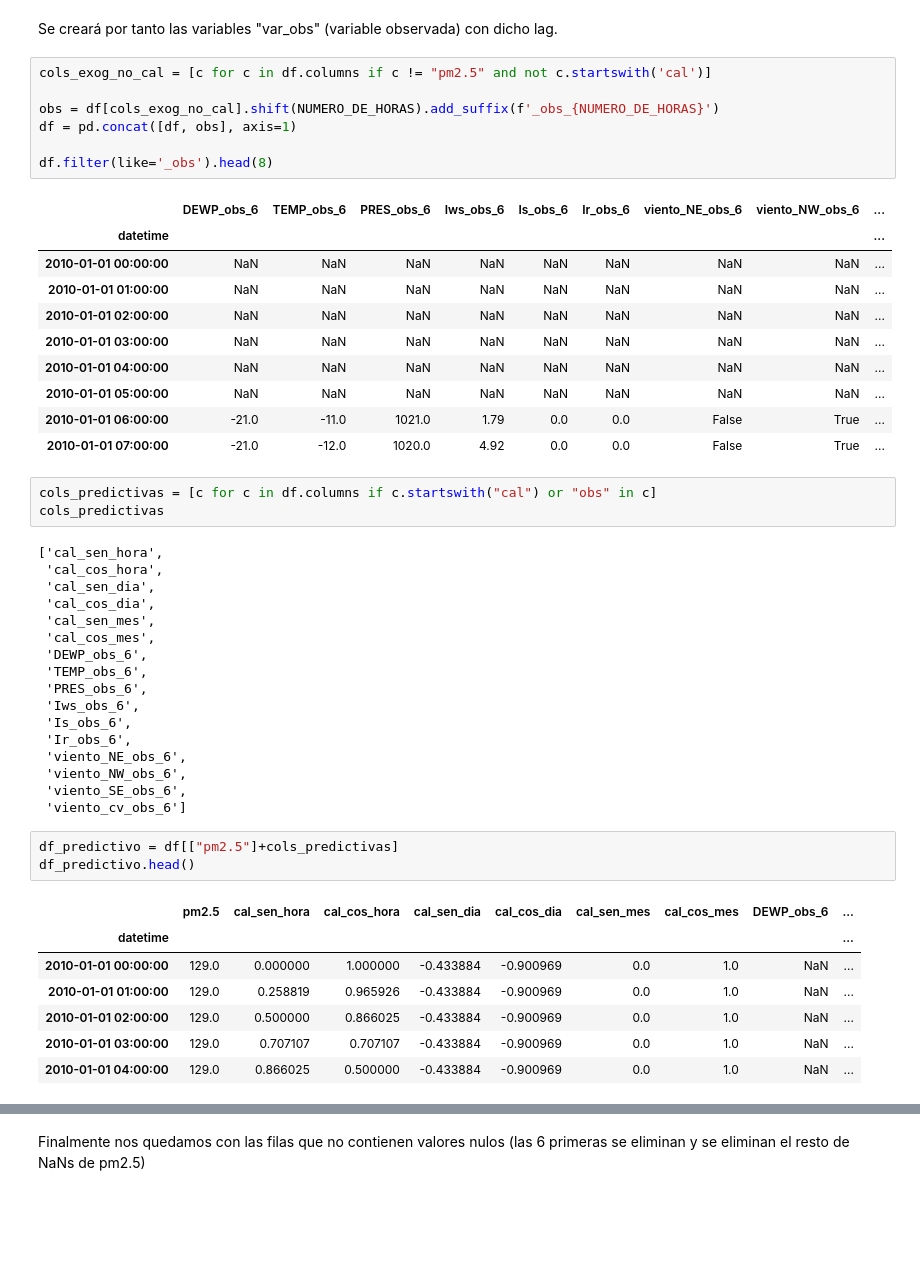
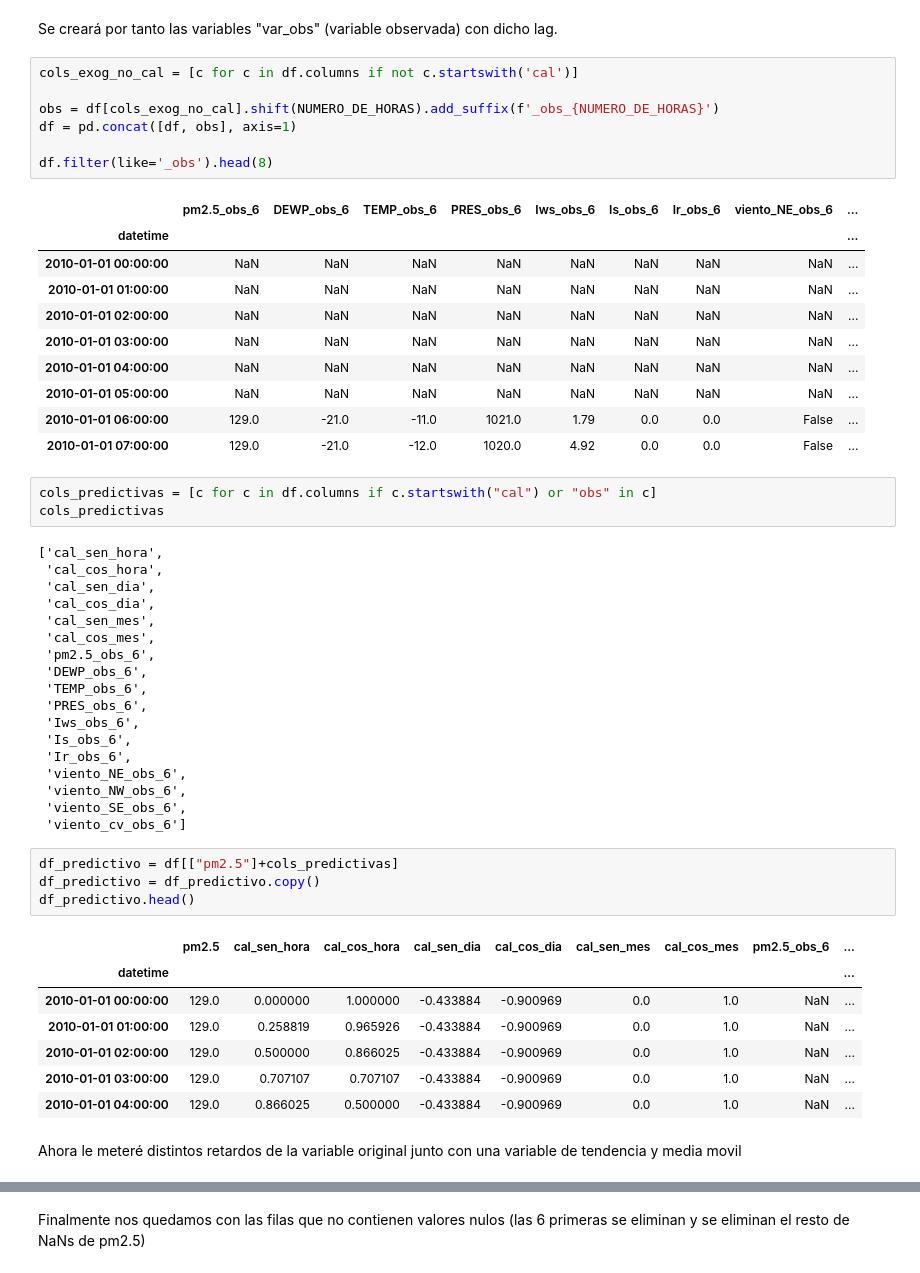
Before and after one commit to AntonioBelloCastro/beijing-air-quality, a Jupyter notebook: notebooks/04_preparacion_datos_prediccion.ipynb, the cells around one changed output, grey strips where cells are left out. Saved outputs shown, nothing was run; the diff lists cells and outputs as text; blank space fills up the shorter version.

```diff
--- a/notebooks/04_preparacion_datos_prediccion.ipynb
+++ b/notebooks/04_preparacion_datos_prediccion.ipynb
@@ -63,14 +68,14 @@ Para toda exógena que no sea de calendario, la desplazo con un lag de 6 horas.
 # %% [markdown]
 Se creará por tanto las variables "var_obs" (variable observada) con dicho lag.
 # %%
-cols_exog_no_cal = [c for c in df.columns if c != "pm2.5" and not c.startswith('cal')]
+cols_exog_no_cal = [c for c in df.columns if not c.startswith('cal')]
 
 obs = df[cols_exog_no_cal].shift(NUMERO_DE_HORAS).add_suffix(f'_obs_{NUMERO_DE_HORAS}')
 df = pd.concat([df, obs], axis=1)
 
 df.filter(like='_obs').head(8)
 # %% [output]
-|  | DEWP_obs_6 | TEMP_obs_6 | PRES_obs_6 | Iws_obs_6 | Is_obs_6 | Ir_obs_6 | viento_NE_obs_6 | viento_NW_obs_6 | ... |
+|  | pm2.5_obs_6 | DEWP_obs_6 | TEMP_obs_6 | PRES_obs_6 | Iws_obs_6 | Is_obs_6 | Ir_obs_6 | viento_NE_obs_6 | ... |
 | datetime |  |  |  |  |  |  |  |  | ... |
 | 2010-01-01 00:00:00 | NaN | NaN | NaN | NaN | NaN | NaN | NaN | NaN | ... |
 | 2010-01-01 01:00:00 | NaN | NaN | NaN | NaN | NaN | NaN | NaN | NaN | ... |
@@ -78,8 +83,8 @@ df.filter(like='_obs').head(8)
 | 2010-01-01 03:00:00 | NaN | NaN | NaN | NaN | NaN | NaN | NaN | NaN | ... |
 | 2010-01-01 04:00:00 | NaN | NaN | NaN | NaN | NaN | NaN | NaN | NaN | ... |
 | 2010-01-01 05:00:00 | NaN | NaN | NaN | NaN | NaN | NaN | NaN | NaN | ... |
-| 2010-01-01 06:00:00 | -21.0 | -11.0 | 1021.0 | 1.79 | 0.0 | 0.0 | False | True | ... |
-| 2010-01-01 07:00:00 | -21.0 | -12.0 | 1020.0 | 4.92 | 0.0 | 0.0 | False | True | ... |
+| 2010-01-01 06:00:00 | 129.0 | -21.0 | -11.0 | 1021.0 | 1.79 | 0.0 | 0.0 | False | ... |
+| 2010-01-01 07:00:00 | 129.0 | -21.0 | -12.0 | 1020.0 | 4.92 | 0.0 | 0.0 | False | ... |
 # %%
 cols_predictivas = [c for c in df.columns if c.startswith("cal") or "obs" in c]
 cols_predictivas
@@ -90,6 +95,7 @@ cols_predictivas
  'cal_cos_dia',
  'cal_sen_mes',
  'cal_cos_mes',
+ 'pm2.5_obs_6',
  'DEWP_obs_6',
  'TEMP_obs_6',
  'PRES_obs_6',
@@ -102,12 +108,15 @@ cols_predictivas
  'viento_cv_obs_6']
 # %%
 df_predictivo = df[["pm2.5"]+cols_predictivas]
+df_predictivo = df_predictivo.copy()
 df_predictivo.head()
 # %% [output]
-|  | pm2.5 | cal_sen_hora | cal_cos_hora | cal_sen_dia | cal_cos_dia | cal_sen_mes | cal_cos_mes | DEWP_obs_6 | ... |
+|  | pm2.5 | cal_sen_hora | cal_cos_hora | cal_sen_dia | cal_cos_dia | cal_sen_mes | cal_cos_mes | pm2.5_obs_6 | ... |
 | datetime |  |  |  |  |  |  |  |  | ... |
 | 2010-01-01 00:00:00 | 129.0 | 0.000000 | 1.000000 | -0.433884 | -0.900969 | 0.0 | 1.0 | NaN | ... |
 | 2010-01-01 01:00:00 | 129.0 | 0.258819 | 0.965926 | -0.433884 | -0.900969 | 0.0 | 1.0 | NaN | ... |
 | 2010-01-01 02:00:00 | 129.0 | 0.500000 | 0.866025 | -0.433884 | -0.900969 | 0.0 | 1.0 | NaN | ... |
 | 2010-01-01 03:00:00 | 129.0 | 0.707107 | 0.707107 | -0.433884 | -0.900969 | 0.0 | 1.0 | NaN | ... |
 | 2010-01-01 04:00:00 | 129.0 | 0.866025 | 0.500000 | -0.433884 | -0.900969 | 0.0 | 1.0 | NaN | ... |
+# %% [markdown]
+Ahora le meteré distintos retardos de la variable original junto con una variable de tendencia y media movil
```
Also changed, not shown: parts of 15 cells of this notebook, 4 other files.
